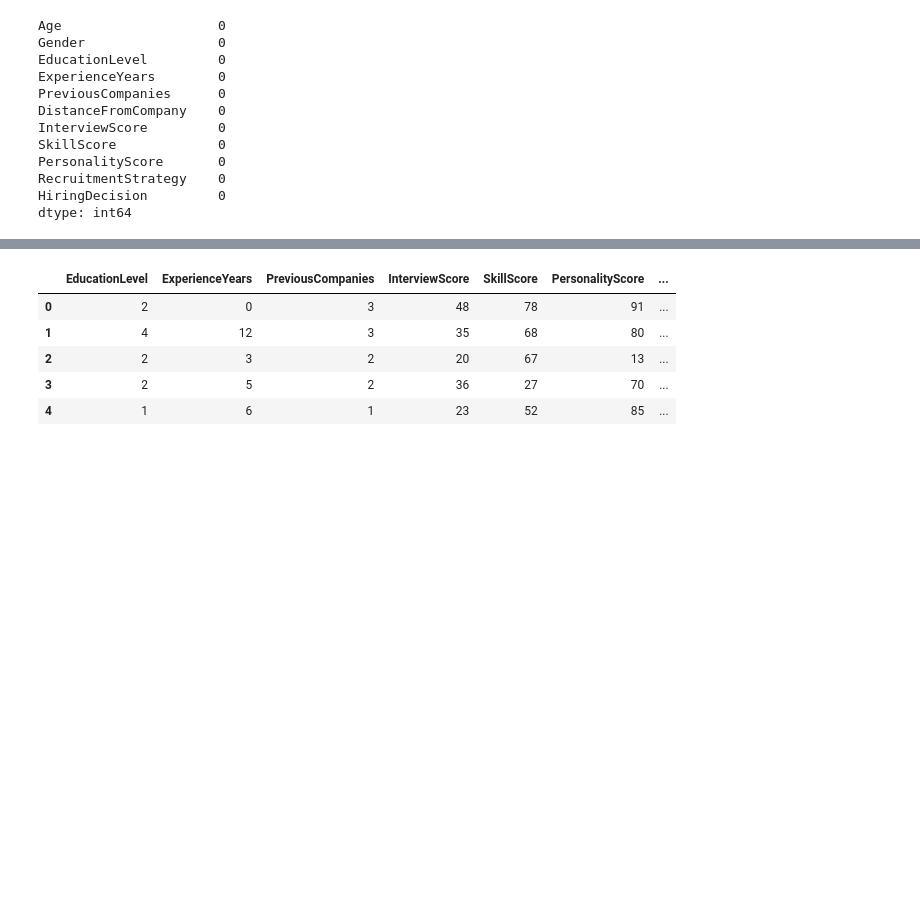
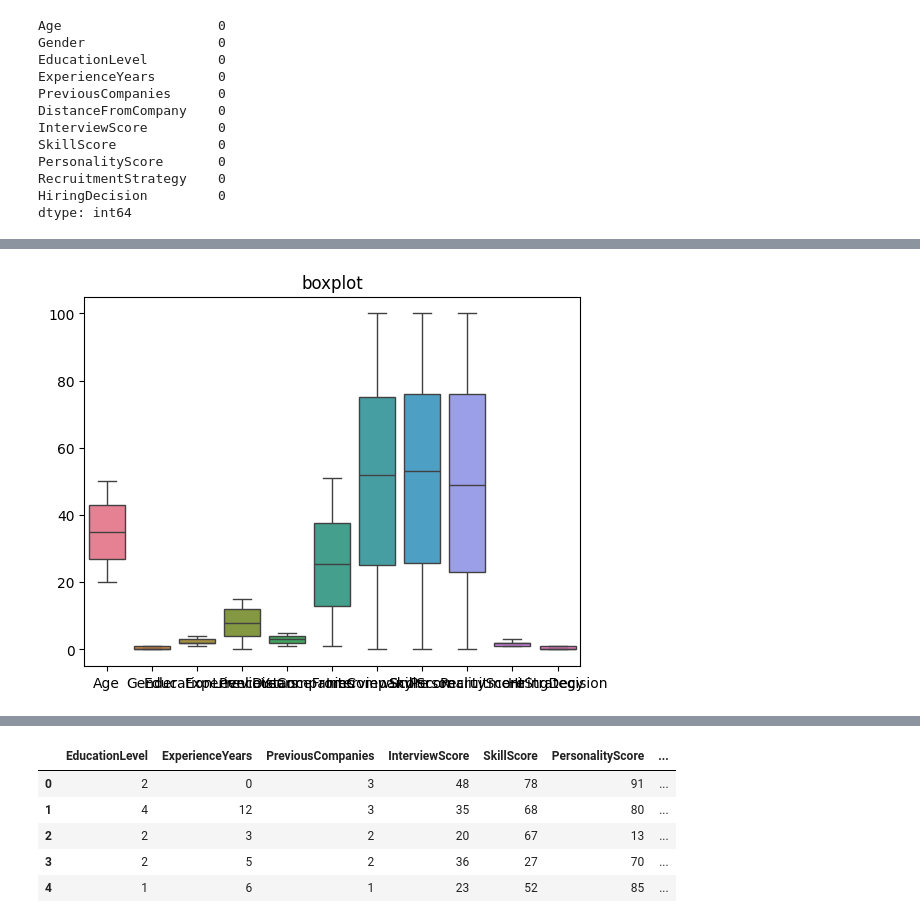
Before and after one commit to Kaizerioo/Predicting_Hiring_Decisions, a Jupyter notebook: code.ipynb, the cells around one changed output, grey strips where cells are left out. Saved outputs shown, nothing was run; the diff lists cells and outputs as text; code cells hidden in the pictures; blank space fills up the shorter version.

```diff
--- a/code.ipynb
+++ b/code.ipynb
@@ -70,0 +72,6 @@ plt.show()
+# %%
+sns.boxplot(df)
+plt.title("boxplot")
+plt.show()
+# %% [output]
+[figure, added]
```
Also changed, not shown: parts of 20 cells of this notebook, 4 other files.
